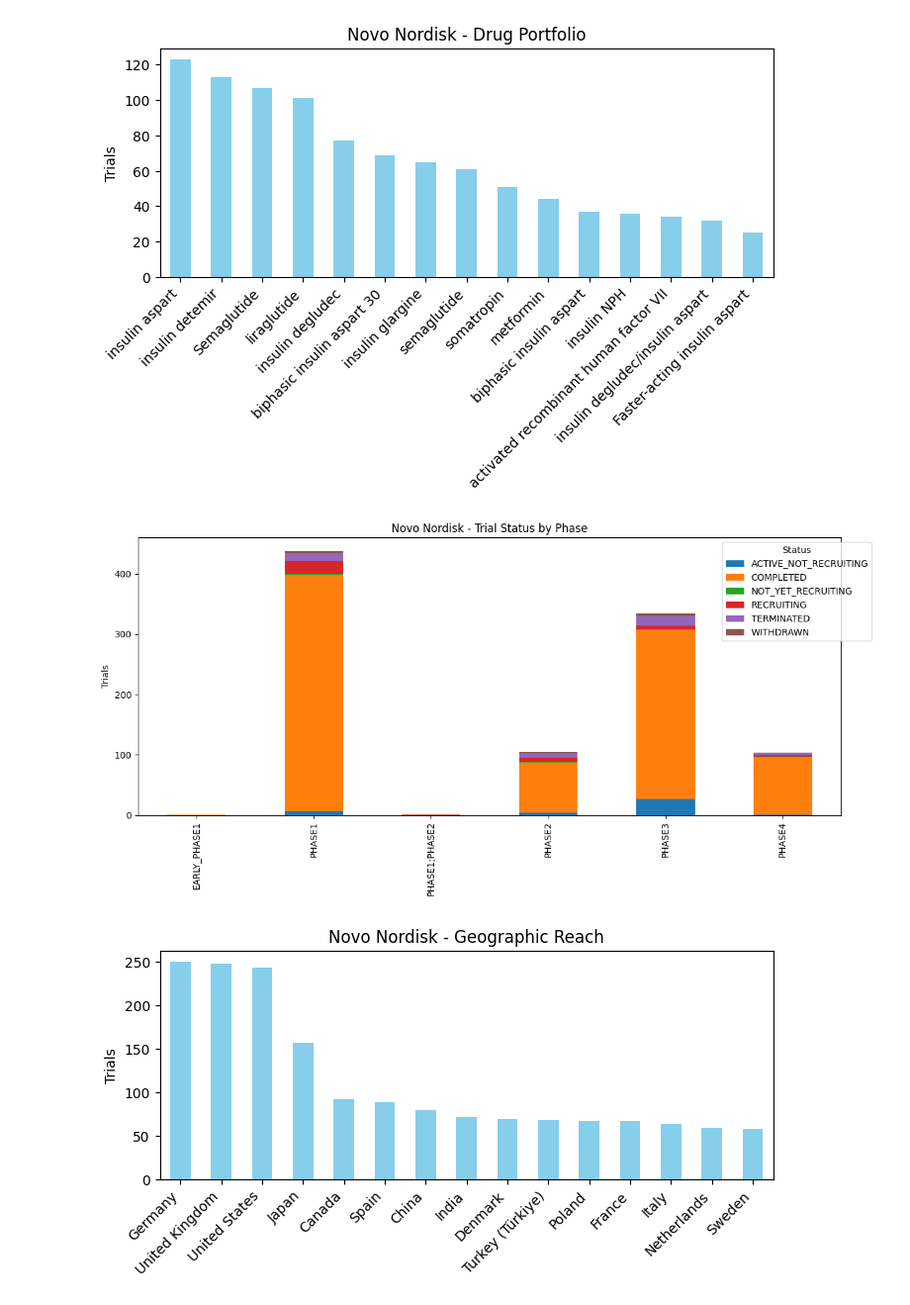
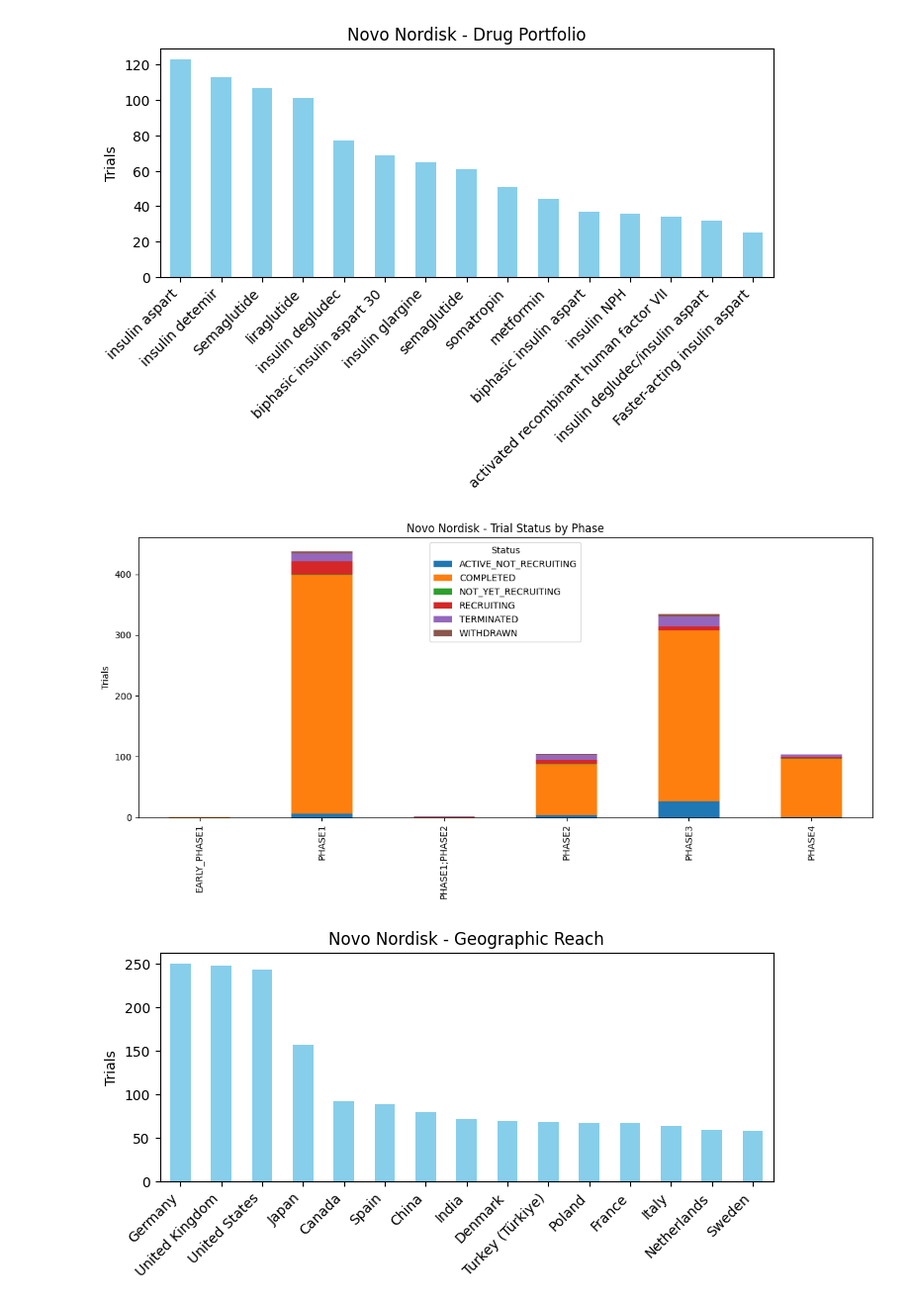
Before and after one commit to SHASANKsp/ClinicalTrails_application, a Jupyter notebook: Untitled.ipynb, the cells around one changed output. Shown at 99% size. Saved outputs shown, nothing was run; the diff lists cells and outputs as text; code cells hidden in the pictures.

```diff
--- a/Untitled.ipynb
+++ b/Untitled.ipynb
@@ -1125,13 +1125,13 @@ pivot_df = df.pivot_table(index="phase",columns="status",values="trials",aggfunc
 # %%
 pivot_df.plot(kind="bar", stacked=True, figsize=(12, 6))
 plt.xlabel("")
 plt.ylabel("Trials")
 plt.title("Novo Nordisk - Trial Status by Phase")
-plt.legend(title="Status", bbox_to_anchor=(1.05, 1))
+plt.legend(title="Status")
 plt.tight_layout()
 plt.show()
 # %% [output]
-[figure, old version]
+[figure, new version]
 # %%
 df = pd.read_csv("outputs/sponsor_geo/data/Novo Nordisk.csv")
 # %%
```
Also changed, not shown: parts of 2 cells of this notebook, 3 other files.
